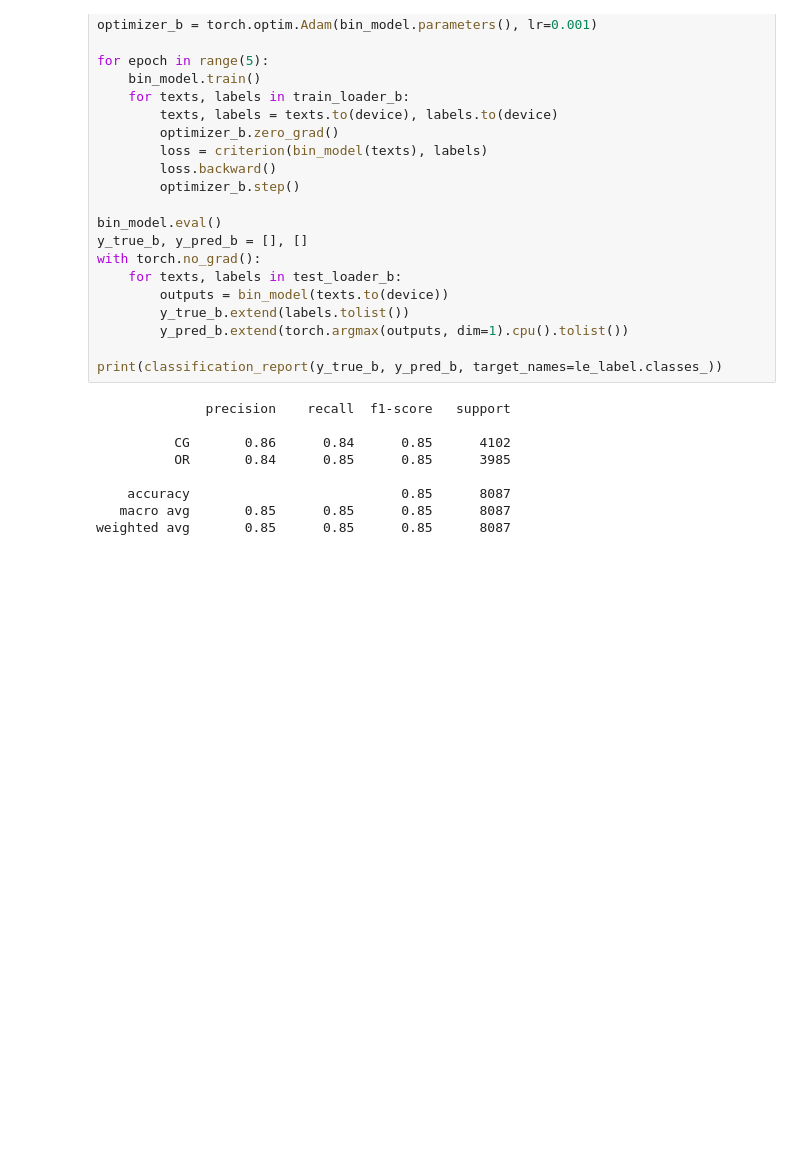
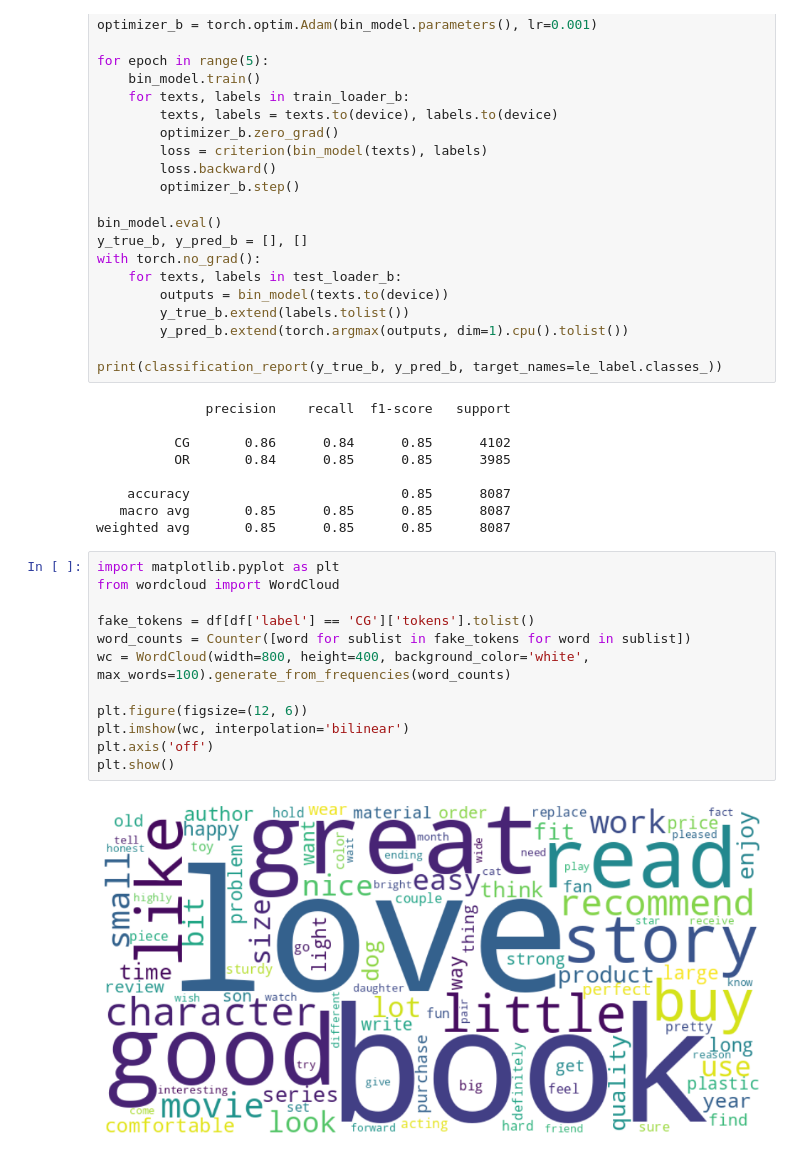
Before and after one commit to ssj27072002/Codify-, a Jupyter notebook: 202511048_ShubhamJoshi_Imitating_FakeSpot_DL.ipynb, the cells around one changed output. Cells and saved outputs as stored; diff of their text form; blank space fills up the shorter version.

Commit message:
word image

```diff
--- a/202511048_ShubhamJoshi_Imitating_FakeSpot_DL.ipynb
+++ b/202511048_ShubhamJoshi_Imitating_FakeSpot_DL.ipynb
@@ -172,3 +172,17 @@ print(classification_report(y_true_b, y_pred_b, target_names=le_label.classes_))
     accuracy                           0.85      8087
    macro avg       0.85      0.85      0.85      8087
 weighted avg       0.85      0.85      0.85      8087
+# %%
+import matplotlib.pyplot as plt
+from wordcloud import WordCloud
+
+fake_tokens = df[df['label'] == 'CG']['tokens'].tolist()
+word_counts = Counter([word for sublist in fake_tokens for word in sublist])
+wc = WordCloud(width=800, height=400, background_color='white', max_words=100).generate_from_frequencies(word_counts)
+
+plt.figure(figsize=(12, 6))
+plt.imshow(wc, interpolation='bilinear')
+plt.axis('off')
+plt.show()
+# %% [output]
+[figure, added]
```
